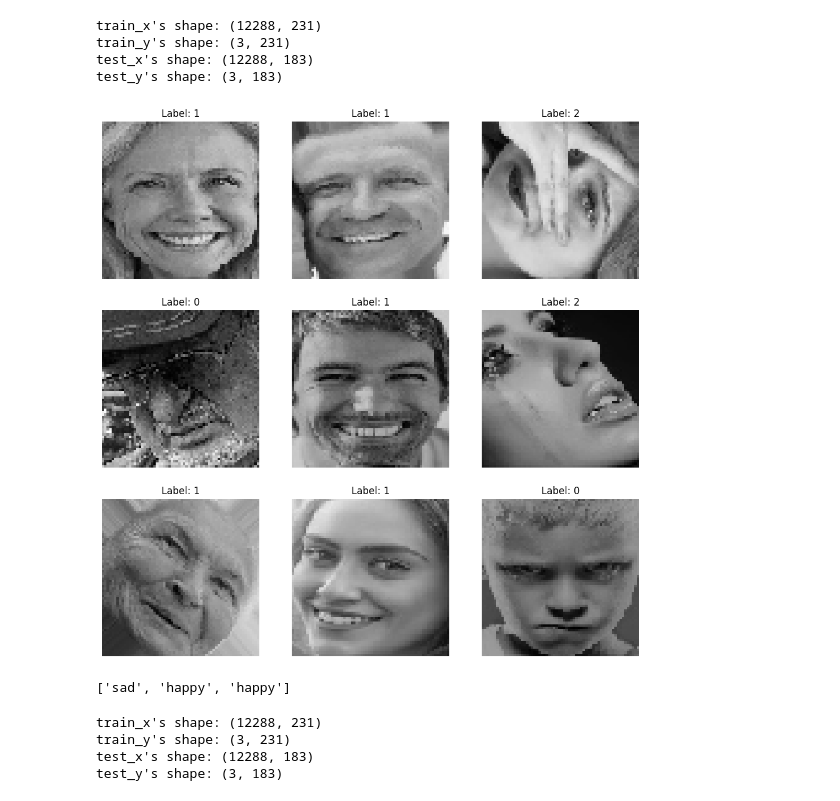
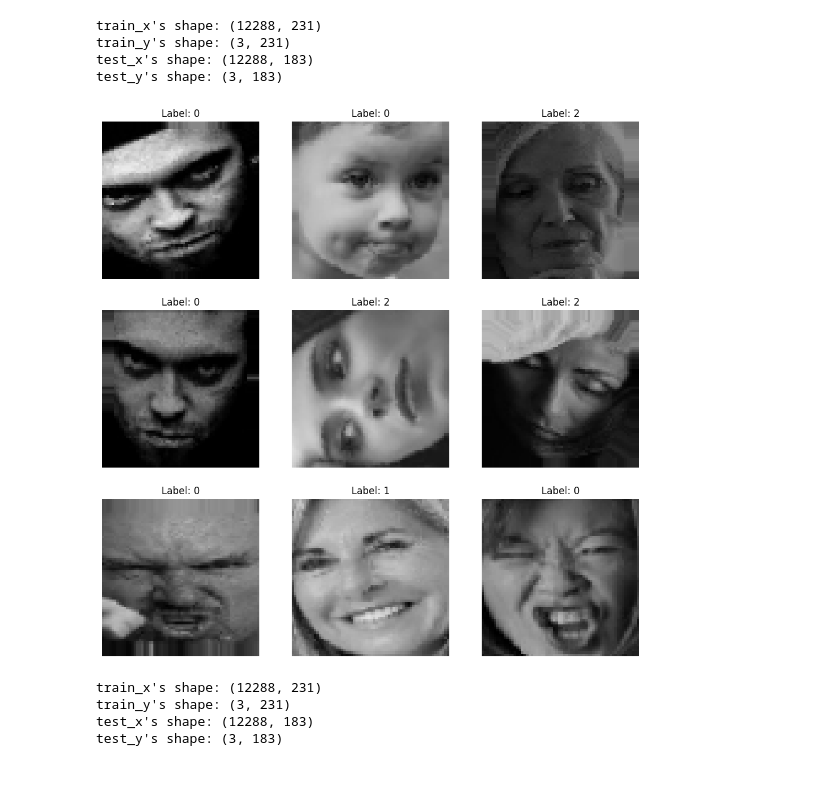
Before and after one commit to ahmadalfrehan/basic-deep-learning-implementation, a Jupyter notebook: W4A2/trying.ipynb, the cells around one changed output. Cells and saved outputs as stored; diff of their text form; code cells hidden in the pictures.

```diff
--- a/W4A2/trying.ipynb
+++ b/W4A2/trying.ipynb
@@ -256,33 +257,31 @@ test_y's shape: (3, 183)
 # %%
 import matplotlib.pyplot as plt
 import numpy as np
 
 # Get a batch of images and labels
-images, labels = next(test_generator)
+images, labels = next(train_generator)
 
 # Plot the images
 plt.figure(figsize=(12, 12))
 for i in range(9):  # Plot the first 9 images
     plt.subplot(3, 3, i+1)
     plt.imshow(images[i])
     plt.title('Label: ' + str(np.argmax(labels[i])))
     plt.axis('off')
 plt.show()
 # %% [output]
-[figure, old version]
+[figure, new version]
 # %%
-category_mapping = {0: "happy", 1: "sad", 2: "angry"}
-def decode_labels(one_hot_labels):
-    numerical_labels = np.argmax(one_hot_labels, axis=1)
-    category_labels = [category_mapping[label] for label in numerical_labels]
-    return category_labels
+# category_mapping = {0: "happy", 1: "sad", 2: "angry"}
+# def decode_labels(one_hot_labels):
+#     numerical_labels = np.argmax(one_hot_labels, axis=1)
+#     category_labels = [category_mapping[label] for label in numerical_labels]
+#     return category_labels
 
-# Decode train and test labels
-train_y_decoded = decode_labels(train_y)
-test_y_decoded = decode_labels(test_y)
-print(train_y_decoded)
+# # Decode train and test labels
+# train_y_decoded = decode_labels(train_y)
+# test_y_decoded = decode_labels(test_y)
+# print(train_y_decoded)
-# %% [output]
-['sad', 'happy', 'happy']
 # %%
 train_y = train_y.reshape(3, -1)[:, :train_x.shape[1]]
 test_y = test_y.reshape(3, -1)[:, :test_x.shape[1]]
```
Also changed, not shown: parts of 3 cells of this notebook.
